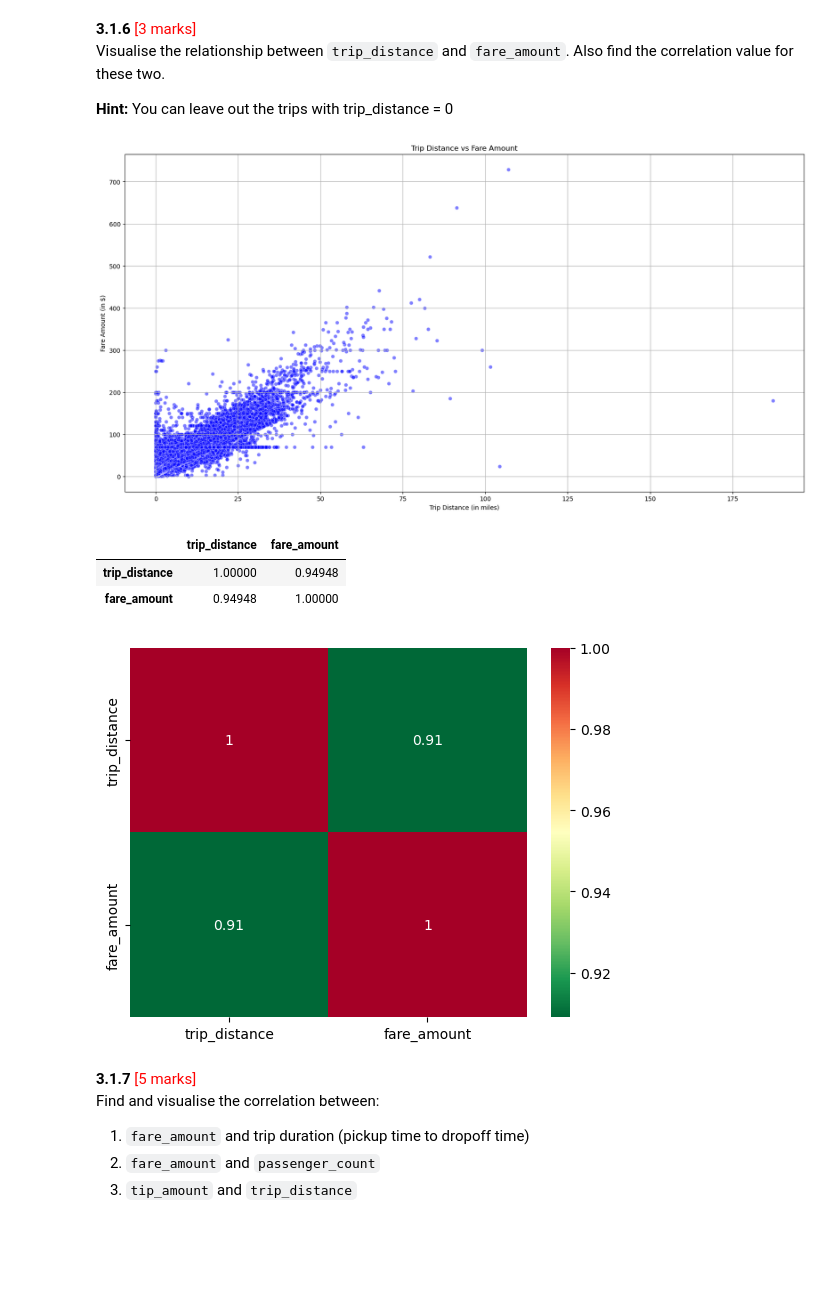
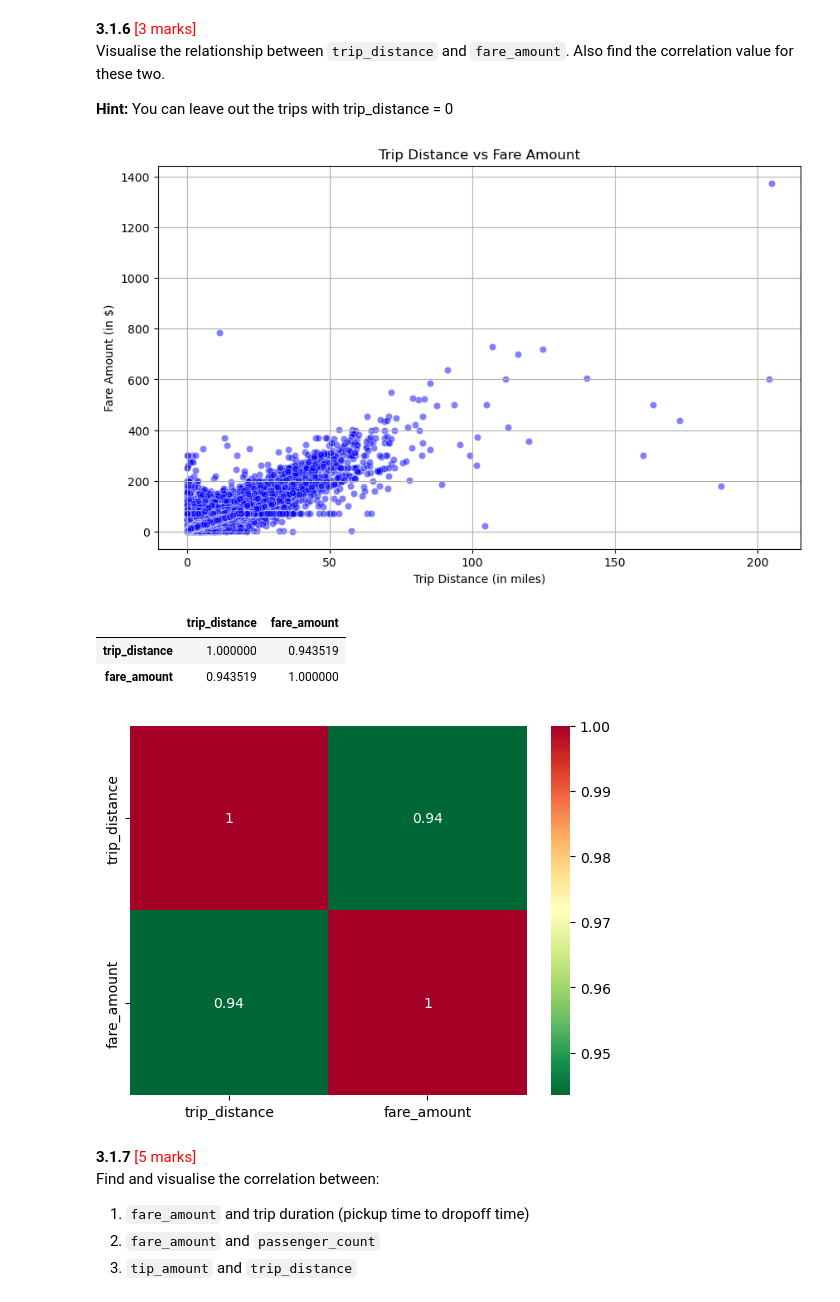
Before and after one commit to mpyar/eda_nyc_taxi, a Jupyter notebook: Analysis/EDA_Assg_NYC_Taxi_Starter.ipynb, the cells around one changed output. Saved outputs shown, nothing was run; the diff lists cells and outputs as text; code cells hidden in the pictures; blank space fills up the shorter version.

```diff
--- a/Analysis/EDA_Assg_NYC_Taxi_Starter.ipynb
+++ b/Analysis/EDA_Assg_NYC_Taxi_Starter.ipynb
@@ -1061,4 +1084,7 @@ df[df['trip_distance']<=0]
 #tip_amount is not mandatory so, zero is really a posible scenario
 #trip_distance = 0  this is a valid scenario when pickup & drop are in the same zone. So, its better to retain this data as part of the dataset.
 # Removing records where all of these conditions met and creating a new dataframe so, we are not losing the records
-df_non_zeros=df[(df['fare_amount']>0) & (df['tip_amount']>0) & (df['total_amount']>0) & (df['trip_distance']>0)].copy()
+#df_non_zeros=df[(df['fare_amount']>0) & (df['tip_amount']>0) & (df['total_amount']>0) & (df['trip_distance']>0)].copy()
+
+#Didn't consider tip_amount as its not mandatory to tip and also, we are loosing big chunk of sample data with this filter.
+df_non_zeros=df[(df['fare_amount']>0) & (df['total_amount']>0) & (df['trip_distance']>0)].copy()
@@ -1116,31 +1169,32 @@ Visualise the relationship between `trip_distance` and `fare_amount`. Also find
 **Hint:** You can leave out the trips with trip_distance = 0
 # %%
 # Show how trip fare is affected by distance
-plt.figure(figsize=(20, 10))
+plt.figure(figsize=(10, 6))
 sns.scatterplot(data=df_non_zeros, x='trip_distance', y='fare_amount', alpha=0.5, color='b')
 plt.title('Trip Distance vs Fare Amount')
 plt.xlabel('Trip Distance (in miles)')
 plt.ylabel('Fare Amount (in $)')
+#plt.xtick(range())
 plt.grid()
 plt.show()
 
 ##Majority of the trips are under 50 miles and under $200
 ##There are some trips where fare amount seem to be constant but, dinstance is variying
 # %% [output]
-[figure, old version]
+[figure, new version]
 # %%
 df_non_zeros[['trip_distance','fare_amount']].corr()
 
 ##trip_distance & fare_amount seem to have strong positive correlation
 # %% [output]
 |  | trip_distance | fare_amount |
-| trip_distance | 1.00000 | 0.94948 |
-| fare_amount | 0.94948 | 1.00000 |
+| trip_distance | 1.000000 | 0.943519 |
+| fare_amount | 0.943519 | 1.000000 |
 # %%
-sns.heatmap(df[['trip_distance','fare_amount']].corr(),annot = True,cmap = 'RdYlGn_r')
+sns.heatmap(df_non_zeros[['trip_distance','fare_amount']].corr(),annot = True,cmap = 'RdYlGn_r')
 plt.show()
 # %% [output]
-[figure, old version]
+[figure, new version]
 # %% [markdown]
 **3.1.7** <font color = red>[5 marks]</font> <br>
 Find and visualise the correlation between:
```
Also changed, not shown: parts of 45 cells of this notebook, 20 other files.
